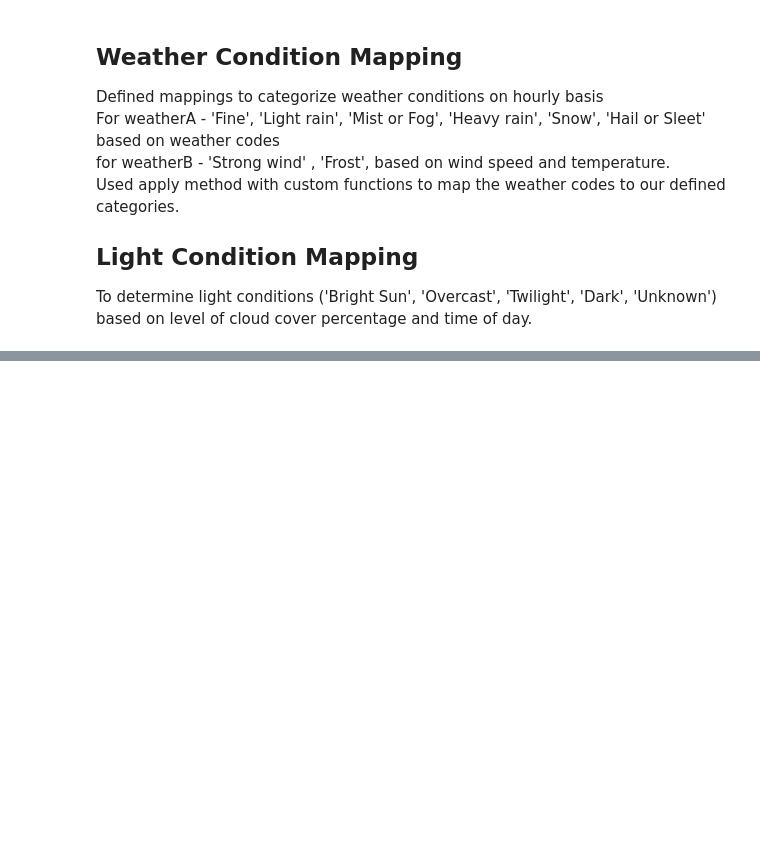
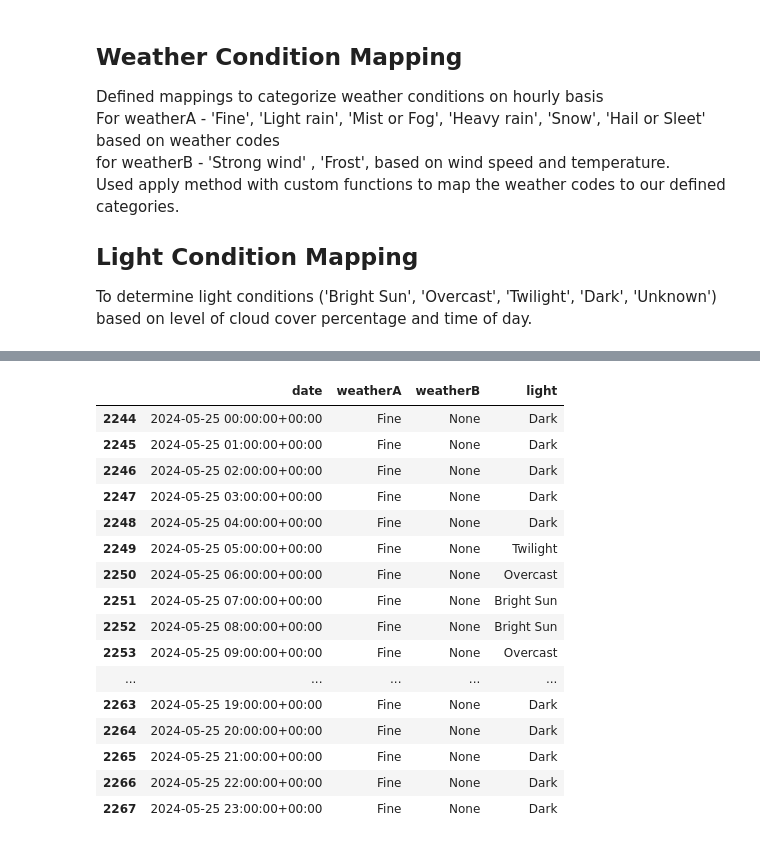
Before and after one commit to annirwin/Auckland_Crash_Model, a Jupyter notebook: Weather.ipynb, the cells around one changed output, grey strips where cells are left out. Cells and saved outputs as stored; diff of their text form; code cells hidden in the pictures; blank space fills up the shorter version.

```diff
--- a/Weather.ipynb
+++ b/Weather.ipynb
@@ -462 +446,25 @@ hourly_dataframe
 2376 rows × 8 columns
+# %%
+filtered_df = hourly_dataframe[hourly_dataframe['date'].dt.date == pd.Timestamp('2024-05-25').date()]
+
+result = filtered_df[['date', 'weatherA', 'weatherB', 'light']]
+# %%
+result
+# %% [output]
+|  | date | weatherA | weatherB | light |
+| 2244 | 2024-05-25 00:00:00+00:00 | Fine | None | Dark |
+| 2245 | 2024-05-25 01:00:00+00:00 | Fine | None | Dark |
+| 2246 | 2024-05-25 02:00:00+00:00 | Fine | None | Dark |
+| 2247 | 2024-05-25 03:00:00+00:00 | Fine | None | Dark |
+| 2248 | 2024-05-25 04:00:00+00:00 | Fine | None | Dark |
+| 2249 | 2024-05-25 05:00:00+00:00 | Fine | None | Twilight |
+| 2250 | 2024-05-25 06:00:00+00:00 | Fine | None | Overcast |
+| 2251 | 2024-05-25 07:00:00+00:00 | Fine | None | Bright Sun |
+| 2252 | 2024-05-25 08:00:00+00:00 | Fine | None | Bright Sun |
+| 2253 | 2024-05-25 09:00:00+00:00 | Fine | None | Overcast |
+| ... | ... | ... | ... | ... |
+| 2263 | 2024-05-25 19:00:00+00:00 | Fine | None | Dark |
+| 2264 | 2024-05-25 20:00:00+00:00 | Fine | None | Dark |
+| 2265 | 2024-05-25 21:00:00+00:00 | Fine | None | Dark |
+| 2266 | 2024-05-25 22:00:00+00:00 | Fine | None | Dark |
+| 2267 | 2024-05-25 23:00:00+00:00 | Fine | None | Dark |
```
Also changed, not shown: parts of 7 cells of this notebook.
